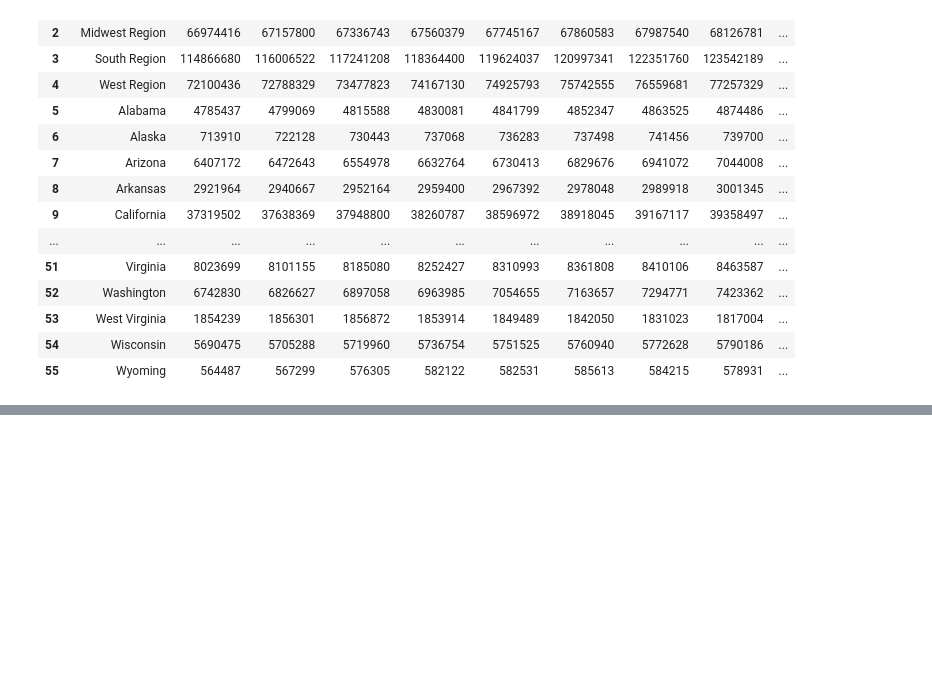
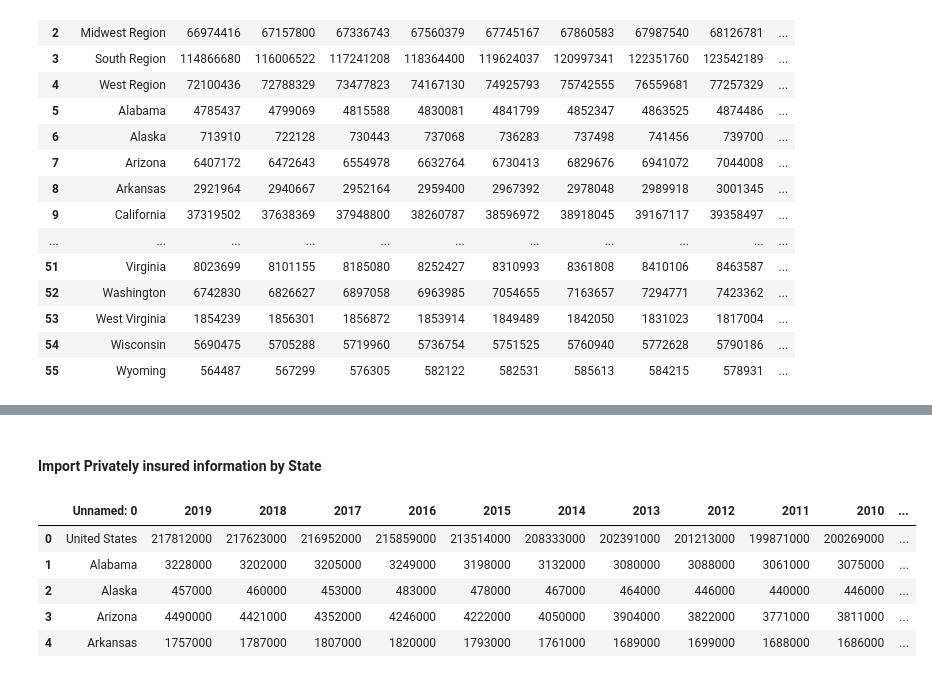
Before and after one commit to dpatelaqua/silver-health, a Jupyter notebook: notebook/capstone_step1.ipynb, the cells around one changed output, grey strips where cells are left out. Cells and saved outputs as stored; diff of their text form; code cells hidden in the pictures; blank space fills up the shorter version.

```diff
--- a/notebook/capstone_step1.ipynb
+++ b/notebook/capstone_step1.ipynb
@@ -212,0 +305,12 @@ pop_2020
+# %% [markdown]
+#### Import Privately insured information by State
+# %%
+private_ins_df1 = pd.read_excel('..\data\Insurance\Insurance 2009 to 2019.xlsx',skiprows = 1, sheet_name = 2)
+private_ins_df1.head()
+# %% [output]
+|  | Unnamed: 0 | 2019 | 2018 | 2017 | 2016 | 2015 | 2014 | 2013 | 2012 | 2011 | 2010 | ... |
+| 0 | United States | 217812000 | 217623000 | 216952000 | 215859000 | 213514000 | 208333000 | 202391000 | 201213000 | 199871000 | 200269000 | ... |
+| 1 | Alabama | 3228000 | 3202000 | 3205000 | 3249000 | 3198000 | 3132000 | 3080000 | 3088000 | 3061000 | 3075000 | ... |
+| 2 | Alaska | 457000 | 460000 | 453000 | 483000 | 478000 | 467000 | 464000 | 446000 | 440000 | 446000 | ... |
+| 3 | Arizona | 4490000 | 4421000 | 4352000 | 4246000 | 4222000 | 4050000 | 3904000 | 3822000 | 3771000 | 3811000 | ... |
+| 4 | Arkansas | 1757000 | 1787000 | 1807000 | 1820000 | 1793000 | 1761000 | 1689000 | 1699000 | 1688000 | 1686000 | ... |
```
Also changed, not shown: parts of 14 cells of this notebook.
